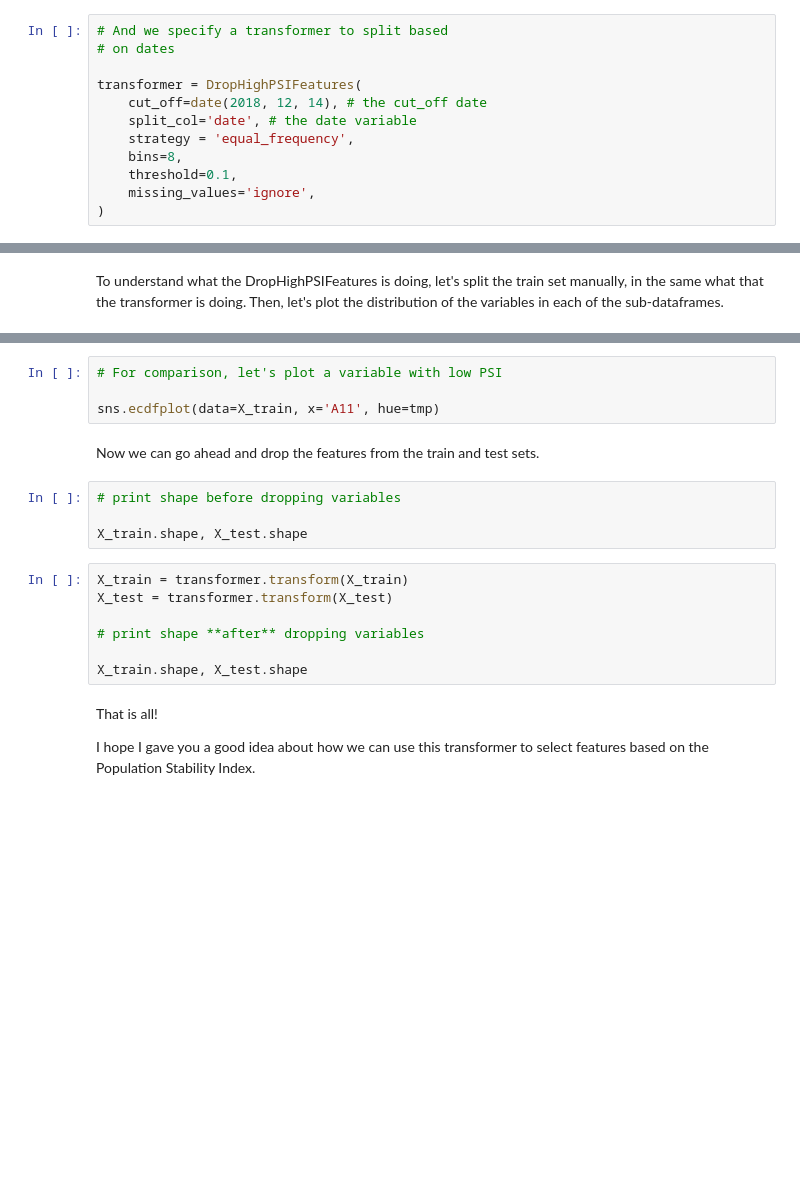
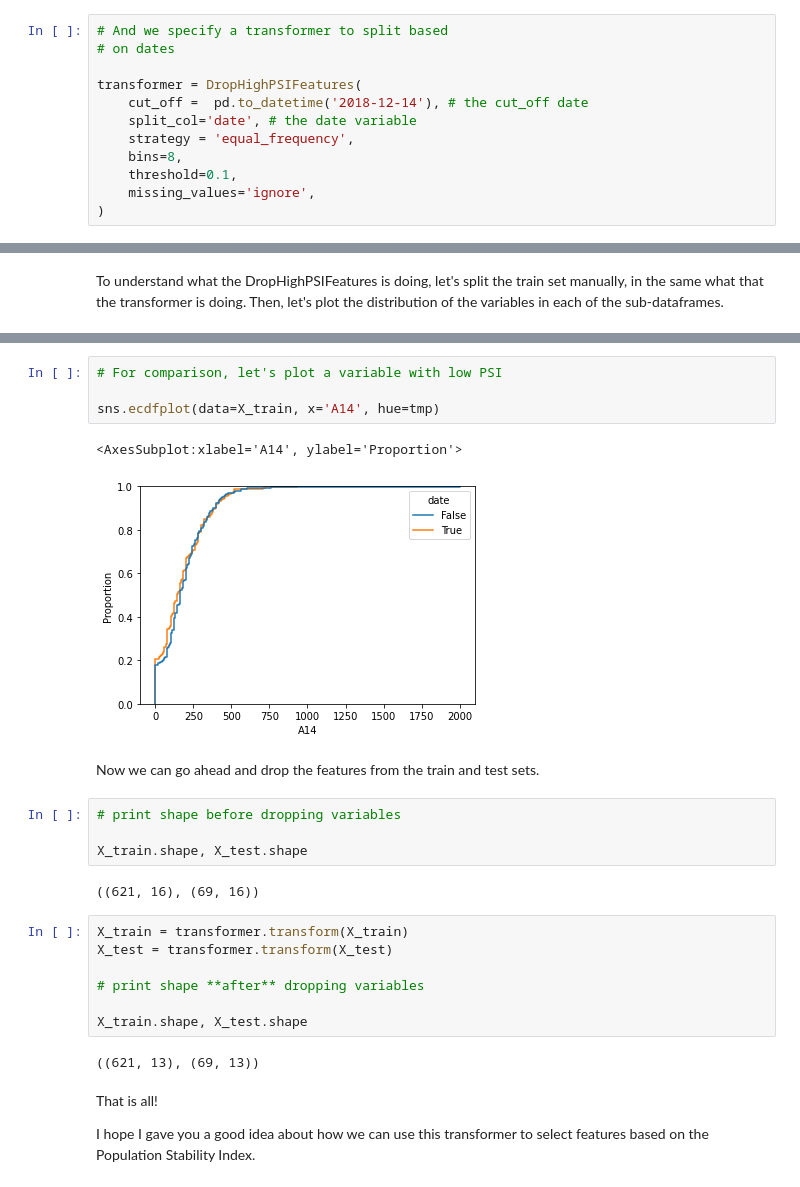
Before and after one commit to feature-engine/feature-engine-examples, a Jupyter notebook: selection/Drop-High-PSI-Features.ipynb, the cells around one changed output, grey strips where cells are left out. Saved outputs shown, nothing was run; the diff lists cells and outputs as text; blank space fills up the shorter version.

Commit message:
fixes bug with datetime split

```diff
--- a/selection/Drop-High-PSI-Features.ipynb
+++ b/selection/Drop-High-PSI-Features.ipynb
@@ -744,7 +744,7 @@ X_train, X_test, y_train, y_test = train_test_split(
 # on dates
 
 transformer = DropHighPSIFeatures(
-    cut_off=date(2018, 12, 14), # the cut_off date
+    cut_off =  pd.to_datetime('2018-12-14'), # the cut_off date
     split_col='date', # the date variable
     strategy = 'equal_frequency',
     bins=8,
@@ -792,13 +807,18 @@ plt.title('A3 - moderately big PSI')
 # %%
 # For comparison, let's plot a variable with low PSI
 
-sns.ecdfplot(data=X_train, x='A11', hue=tmp)
+sns.ecdfplot(data=X_train, x='A14', hue=tmp)
+# %% [output]
+<AxesSubplot:xlabel='A14', ylabel='Proportion'>
+[figure, added]
 # %% [markdown]
 Now we can go ahead and drop the features from the train and test sets.
 # %%
 # print shape before dropping variables
 
 X_train.shape, X_test.shape
+# %% [output]
+((621, 16), (69, 16))
 # %%
 X_train = transformer.transform(X_train)
 X_test = transformer.transform(X_test)
@@ -806,6 +826,8 @@ X_test = transformer.transform(X_test)
 # print shape **after** dropping variables
 
 X_train.shape, X_test.shape
+# %% [output]
+((621, 13), (69, 13))
 # %% [markdown]
 That is all!
 
```
Also changed, not shown: parts of 5 cells of this notebook.
